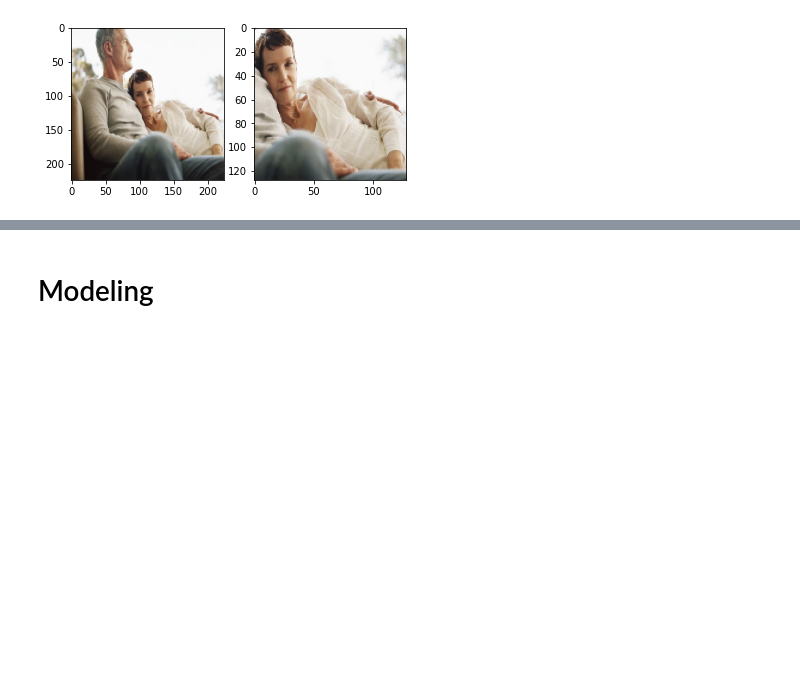
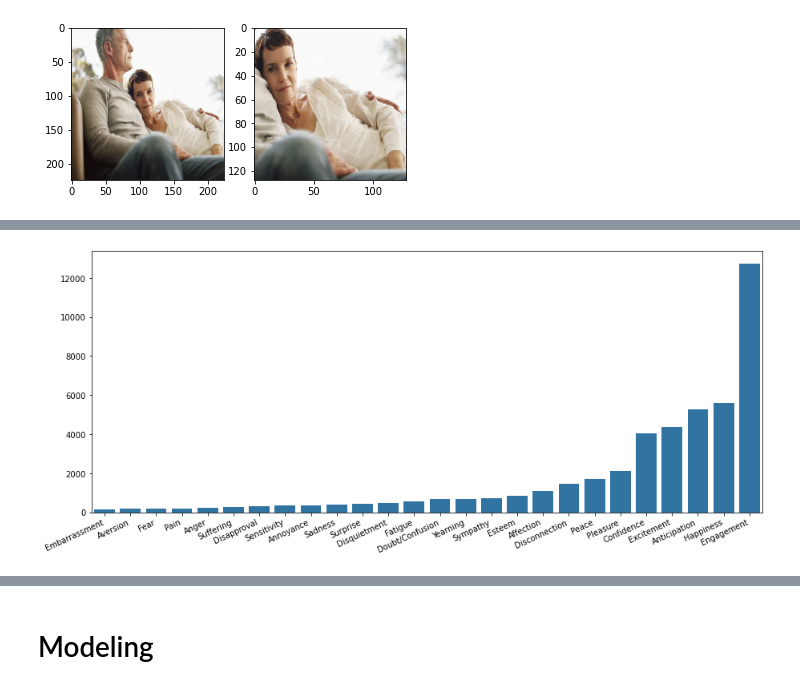
Before and after one commit to afanta-fi/digital-wellbeing-chatbot, a Jupyter notebook: index.ipynb, the cells around one changed output, grey strips where cells are left out. Cells and saved outputs as stored; diff of their text form; code cells hidden in the pictures; blank space fills up the shorter version.

Commit message:
Data Understanding and Preprocessing

```diff
--- a/index.ipynb
+++ b/index.ipynb
@@ -117,0 +162,3 @@ plt.imshow(body_arr[0]);
+# %%
+train_emot_df = pd.DataFrame(cat_arr, columns=cat2ind.keys()).astype(int)
+train_emot_df.head()
@@ -117,0 +172,11 @@ plt.imshow(body_arr[0]);
+# %%
+plt.figure(figsize=(15,6))
+g = sns.barplot(x='index', y=0,
+                data = train_emot_df.sum().reset_index().sort_values(0),
+                color='tab:blue');
+g.set_xticklabels(g.get_xticklabels(), rotation=25,
+                  horizontalalignment='right');
+g.set_xlabel('')
+g.set_ylabel('');
+# %% [output]
+[figure, added]
```
Also changed, not shown: parts of 11 cells of this notebook.
